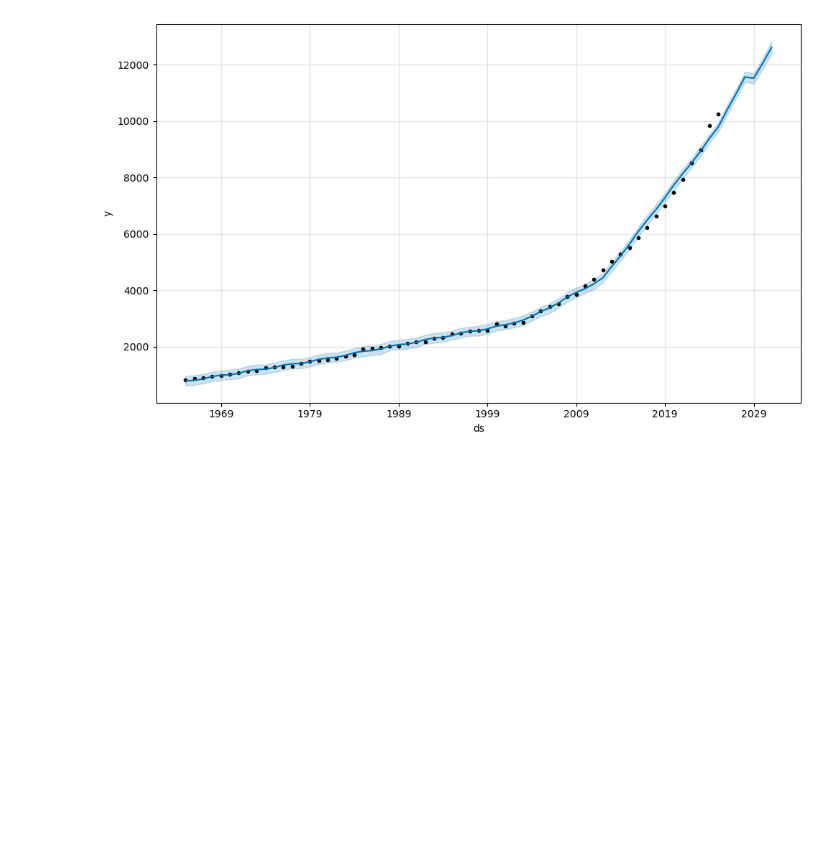
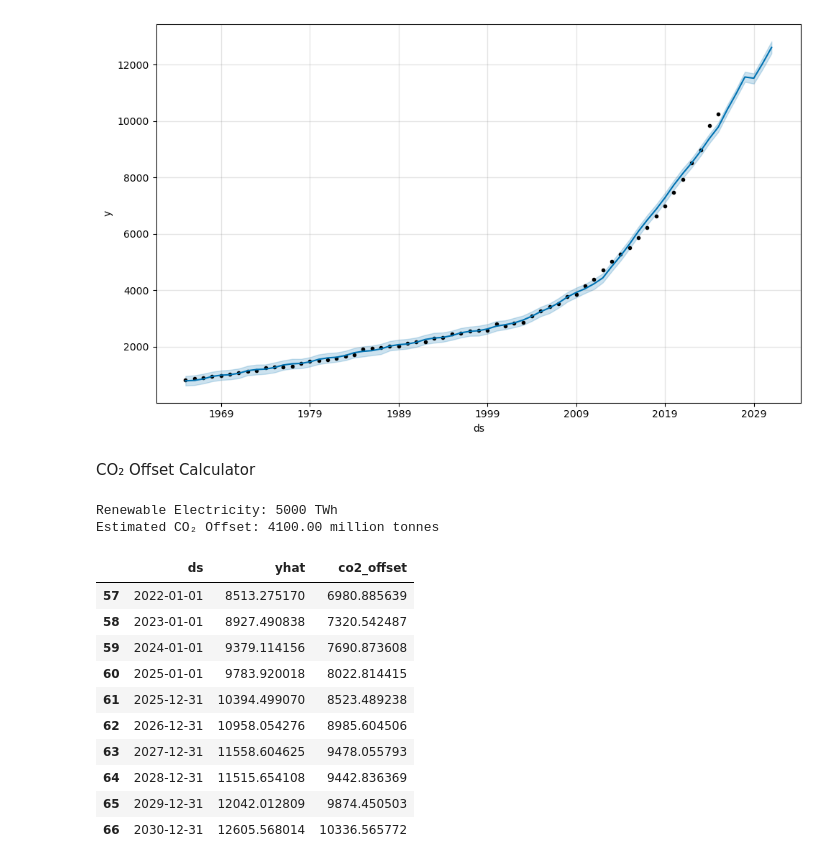
Before and after one commit to OmRajput06/Renewable-Energy-Adoption-Tracker, a Jupyter notebook: notebooks/EDA.ipynb, the cells around one changed output. Saved outputs shown, nothing was run; the diff lists cells and outputs as text; code cells hidden in the pictures; blank space fills up the shorter version.

Commit message:
Add CO2 offset calculator

```diff
--- a/notebooks/EDA.ipynb
+++ b/notebooks/EDA.ipynb
@@ -572,3 +572,44 @@ forecast.to_csv(
     "../data/processed/renewable_energy_forecast.csv",
     index=False
 )
+# %% [markdown]
+CO₂ Offset Calculator
+# %%
+def calculate_co2_offset(renewable_twh):
+    """
+    Calculate estimated CO₂ emissions avoided.
+
+    Parameters:
+        renewable_twh (float): Renewable electricity in TWh
+
+    Returns:
+        float: Estimated CO₂ offset in million tonnes
+    """
+    emission_factor = 0.82
+    return renewable_twh * emission_factor
+# %%
+renewable_energy = 5000  # TWh
+
+co2_saved = calculate_co2_offset(renewable_energy)
+
+print(f"Renewable Electricity: {renewable_energy} TWh")
+print(f"Estimated CO₂ Offset: {co2_saved:.2f} million tonnes")
+# %% [output]
+Renewable Electricity: 5000 TWh
+Estimated CO₂ Offset: 4100.00 million tonnes
+# %%
+forecast["co2_offset"] = forecast["yhat"].apply(calculate_co2_offset)
+# %%
+forecast[["ds", "yhat", "co2_offset"]].tail(10)
+# %% [output]
+|  | ds | yhat | co2_offset |
+| 57 | 2022-01-01 | 8513.275170 | 6980.885639 |
+| 58 | 2023-01-01 | 8927.490838 | 7320.542487 |
+| 59 | 2024-01-01 | 9379.114156 | 7690.873608 |
+| 60 | 2025-01-01 | 9783.920018 | 8022.814415 |
+| 61 | 2025-12-31 | 10394.499070 | 8523.489238 |
+| 62 | 2026-12-31 | 10958.054276 | 8985.604506 |
+| 63 | 2027-12-31 | 11558.604625 | 9478.055793 |
+| 64 | 2028-12-31 | 11515.654108 | 9442.836369 |
+| 65 | 2029-12-31 | 12042.012809 | 9874.450503 |
+| 66 | 2030-12-31 | 12605.568014 | 10336.565772 |
```
Also changed, not shown: parts of 1 cell of this notebook.
